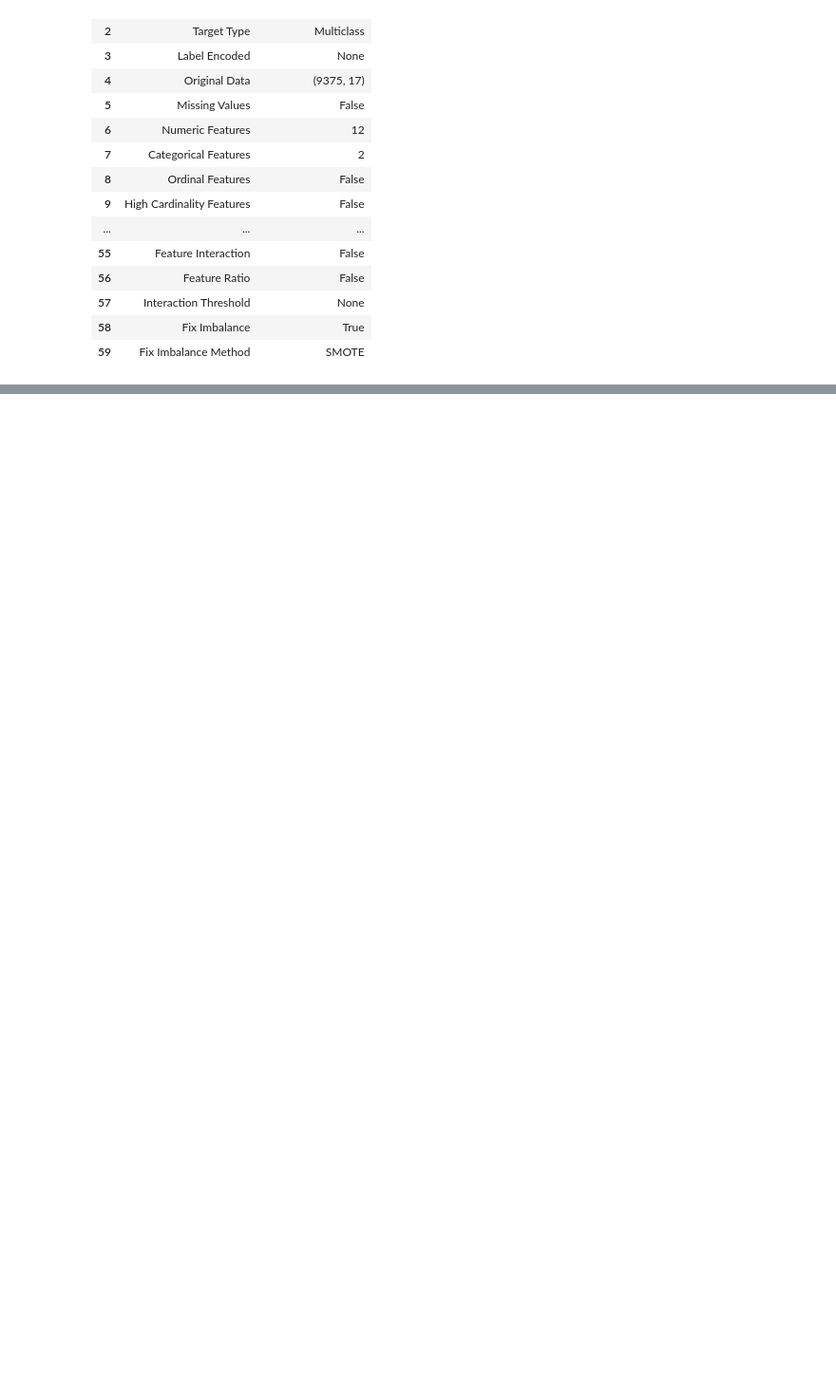
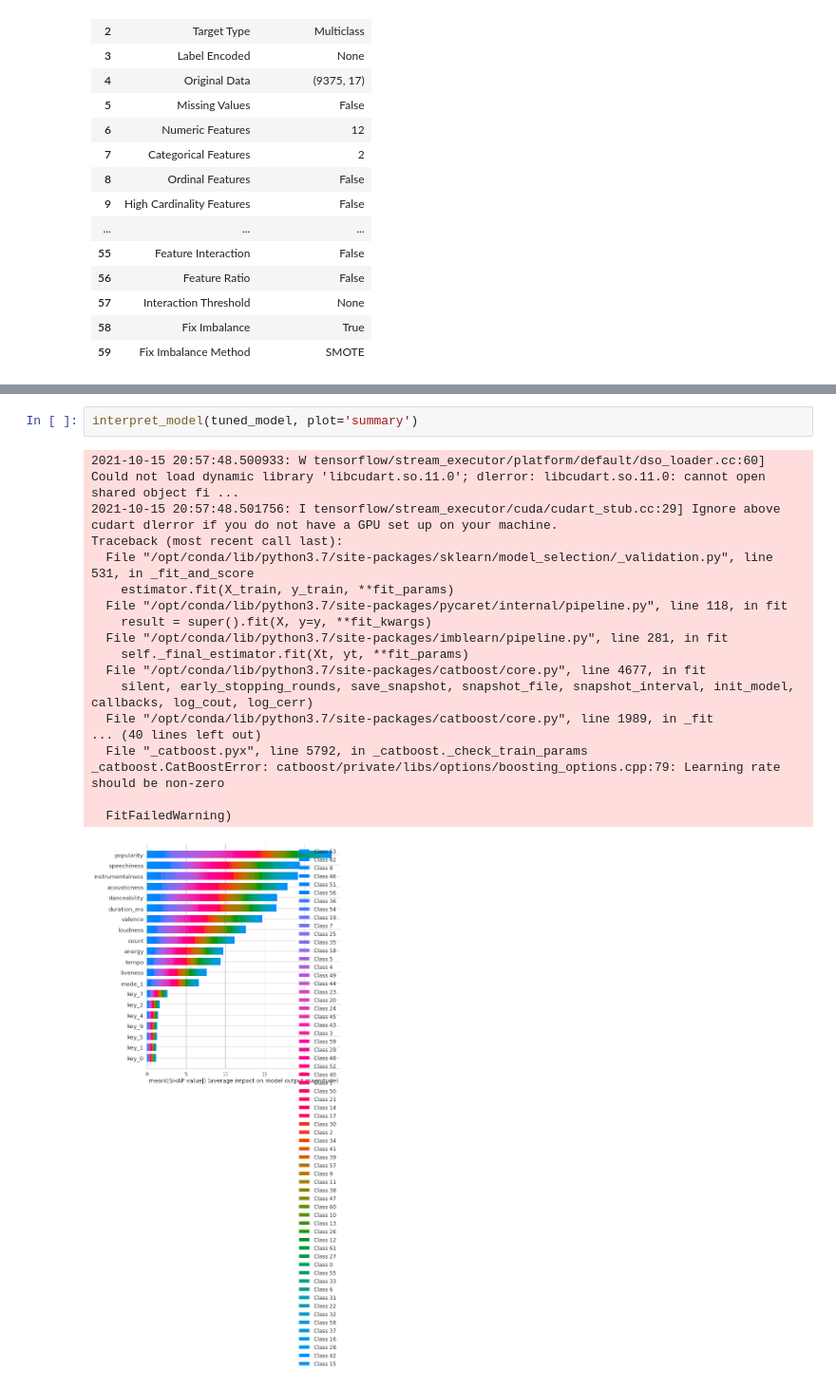
Before and after one commit to DianaScientist/uAustral-mcd-automatedML, a Jupyter notebook: auto_ml/spotify-artists-pycaret.ipynb, the cells around one changed output, grey strips where cells are left out. Shown at 95% size. Cells and saved outputs as stored; diff of their text form; blank space fills up the shorter version.

Commit message:
graficos de pycaret

```diff
--- a/auto_ml/spotify-artists-pycaret.ipynb
+++ b/auto_ml/spotify-artists-pycaret.ipynb
@@ -94,0 +116,21 @@ best_model = compare_models(sort='F1', fold=3, exclude=['gbc'])
+# %%
+interpret_model(tuned_model, plot='summary')
+# %% [output]
+2021-10-15 20:57:48.500933: W tensorflow/stream_executor/platform/default/dso_loader.cc:60] Could not load dynamic library 'libcudart.so.11.0'; dlerror: libcudart.so.11.0: cannot open shared object fi ...
+2021-10-15 20:57:48.501756: I tensorflow/stream_executor/cuda/cudart_stub.cc:29] Ignore above cudart dlerror if you do not have a GPU set up on your machine.
+Traceback (most recent call last):
+  File "/opt/conda/lib/python3.7/site-packages/sklearn/model_selection/_validation.py", line 531, in _fit_and_score
+    estimator.fit(X_train, y_train, **fit_params)
+  File "/opt/conda/lib/python3.7/site-packages/pycaret/internal/pipeline.py", line 118, in fit
+    result = super().fit(X, y=y, **fit_kwargs)
+  File "/opt/conda/lib/python3.7/site-packages/imblearn/pipeline.py", line 281, in fit
+    self._final_estimator.fit(Xt, yt, **fit_params)
+  File "/opt/conda/lib/python3.7/site-packages/catboost/core.py", line 4677, in fit
+    silent, early_stopping_rounds, save_snapshot, snapshot_file, snapshot_interval, init_model, callbacks, log_cout, log_cerr)
+  File "/opt/conda/lib/python3.7/site-packages/catboost/core.py", line 1989, in _fit
+... (40 lines left out)
+  File "_catboost.pyx", line 5792, in _catboost._check_train_params
+_catboost.CatBoostError: catboost/private/libs/options/boosting_options.cpp:79: Learning rate should be non-zero
+
+  FitFailedWarning)
+[figure, added]
```
Also changed, not shown: parts of 6 cells of this notebook.
